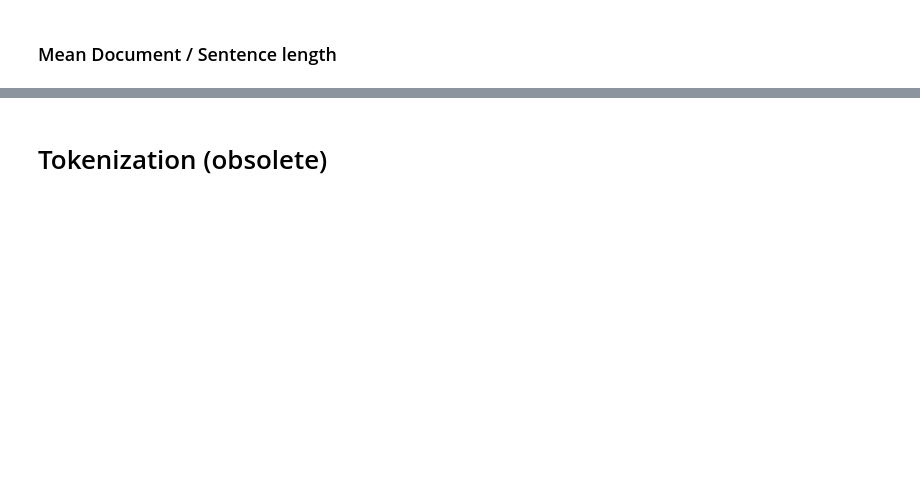
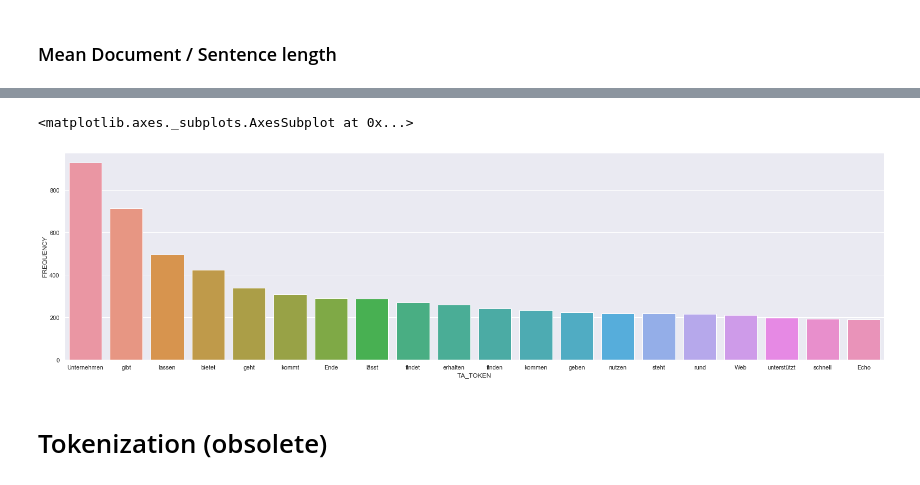
Before and after one commit to tobirohrer/webmining, a Jupyter notebook: praktikum2/praktikum2.ipynb, the cells around one changed output, grey strips where cells are left out. Drawn from its saved outputs; the diff is of its cells as text; code cells hidden in the pictures; blank space fills up the shorter version.

```diff
--- a/praktikum2/praktikum2.ipynb
+++ b/praktikum2/praktikum2.ipynb
@@ -121,3 +168,11 @@ print("mean t3n sentence length: " + str(mean_t3n_sentence_length))
+# %%
+# frequent verbs
+sns.set(rc={'figure.figsize':(27,7)})
+most_occuring_tokens = t3n_data_cleaned[t3n_data_cleaned['TA_TYPE'] == 'verb'].drop_duplicates(subset='TA_TOKEN').nlargest(20, 'FREQUENCY')
+sns.barplot(x="TA_TOKEN", y="FREQUENCY", data=most_occuring_tokens)
+# %% [output]
+<matplotlib.axes._subplots.AxesSubplot at 0x...>
+[figure, added]
 # %% [markdown]
 # Tokenization (obsolete)
 # %%
```
Also changed, not shown: parts of 9 cells of this notebook.
